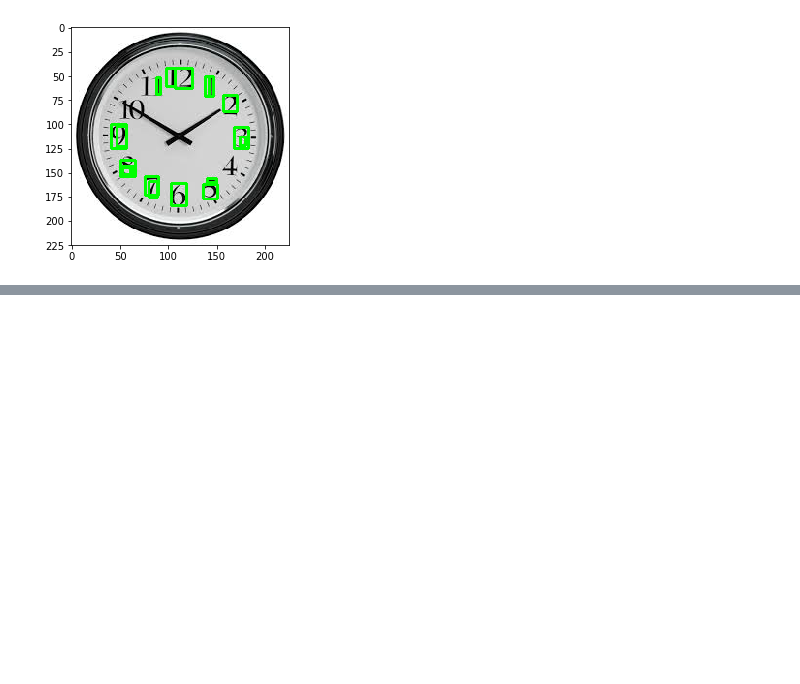
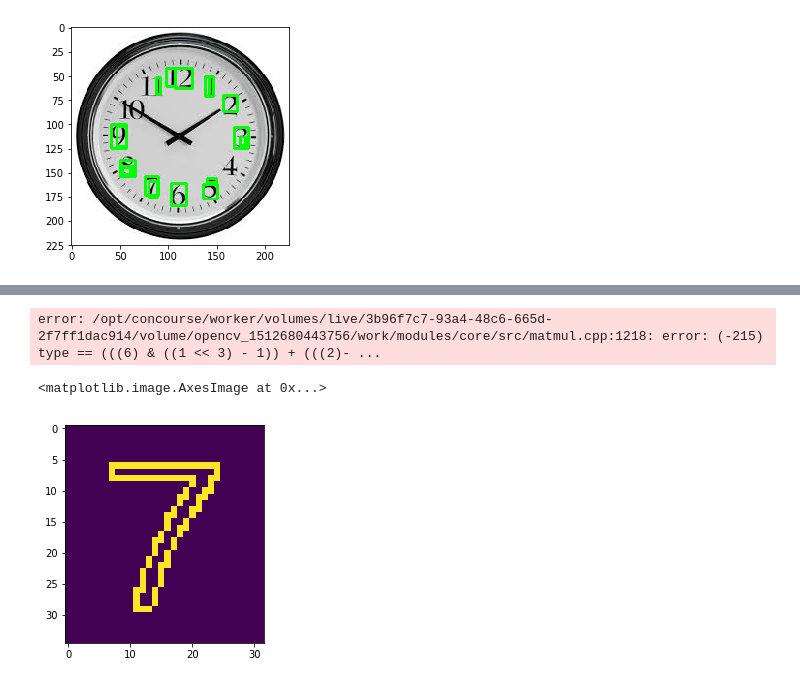
Before and after one commit to coolmich/coco, a Jupyter notebook: clock_algo/playground.ipynb, the cells around one changed output, grey strips where cells are left out. Saved outputs shown, nothing was run; the diff lists cells and outputs as text; code cells hidden in the pictures; blank space fills up the shorter version.

```diff
--- a/clock_algo/playground.ipynb
+++ b/clock_algo/playground.ipynb
@@ -202,0 +242,28 @@ candidate_bb
+# %%
+def get_contours(edges, bb=None):
+    if bb is not None:
+        x, y, w, h = bb
+        edges = edges[y:y+h, x:x+w]
+#     return edges
+    return cv2.findContours(edges,cv2.RETR_TREE,cv2.CHAIN_APPROX_SIMPLE)
+# %%
+img = cv2.imread('clocks/clock2.png', 0)
+edges = cv2.Canny(img,100,200) #TODO tune here
+i1, hay_contours, _ = get_contours(hay_edges)
+# a = cv2.HuMoments(cv2.moments(hay_img)).flatten()
+distance_extractor = cv2.createShapeContextDistanceExtractor()
+for bb in merged_candidate_bb:
+    i2, partial_edges, _ = get_contours(edges, bb)
+#     b = cv2.HuMoments(cv2.moments(partial_edges)).flatten()
+#     dist = cosine(a, b)
+    dist = distance_extractor.computeDistance(np.concatenate(partial_edges), np.concatenate(hay_contours))
+
+    print(dist)
+#     break
+# %% [output]
+error: /opt/concourse/worker/volumes/live/3b96f7c7-93a4-48c6-665d-2f7ff1dac914/volume/opencv_1512680443756/work/modules/core/src/matmul.cpp:1218: error: (-215) type == (((6) & ((1 << 3) - 1)) + (((2)- ...
+# %%
+plt.imshow(i1)
+# %% [output]
+<matplotlib.image.AxesImage at 0x...>
+[figure, added]
```
Also changed, not shown: parts of 17 cells of this notebook, 1 other file.
